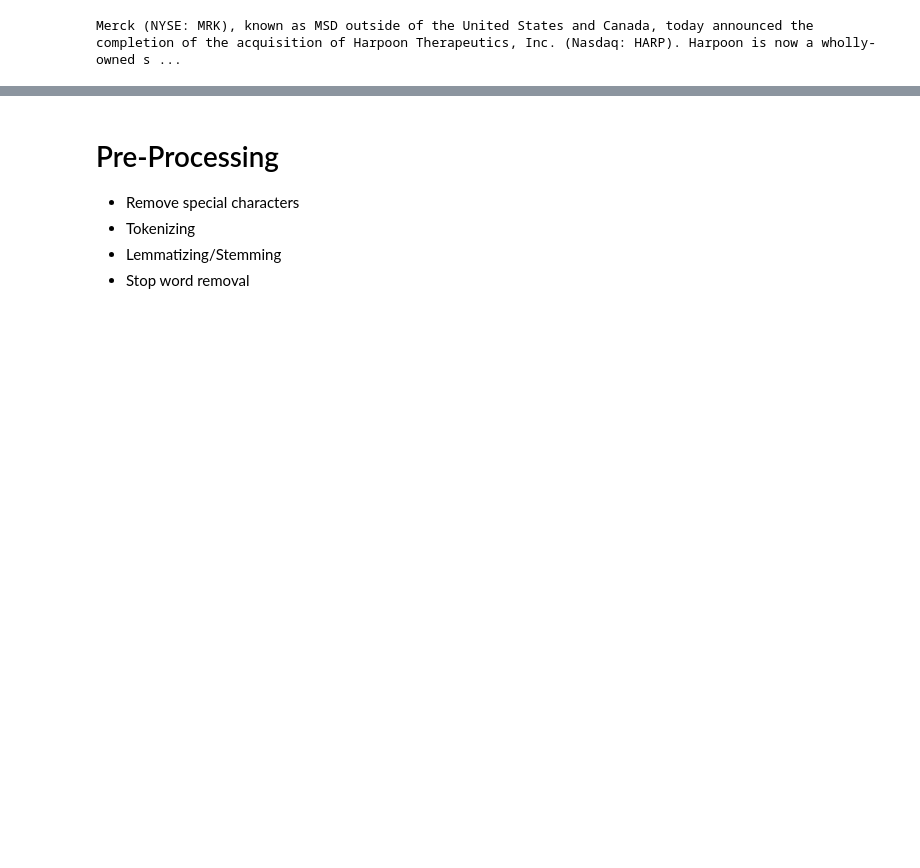
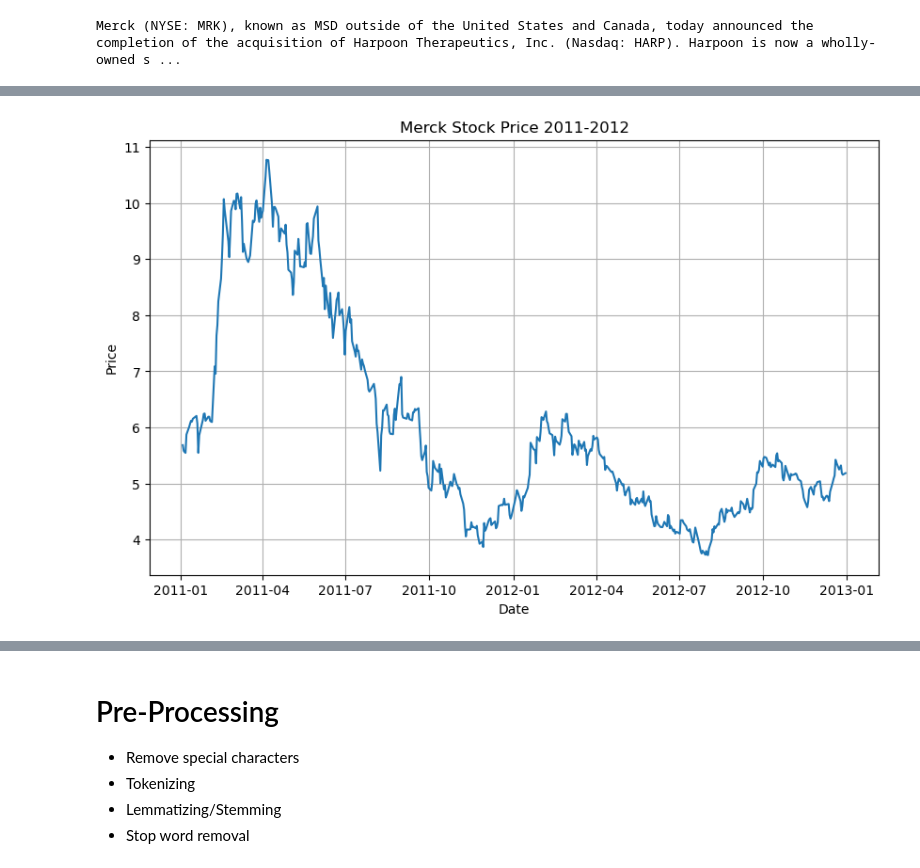
Before and after one commit to ckashby/finnlp, a Jupyter notebook: 02_PreProc.ipynb, the cells around one changed output, grey strips where cells are left out. Drawn from its saved outputs; the diff is of its cells as text; code cells hidden in the pictures; blank space fills up the shorter version.

```diff
--- a/02_PreProc.ipynb
+++ b/02_PreProc.ipynb
@@ -69,0 +87,12 @@ merc_stock_df.head()
+# %%
+merc_stock_df_2011_2012 = merc_stock_df.loc['2011':'2012']
+# line chart for stock price
+plt.figure(figsize=(10, 6))
+plt.plot(merc_stock_df_2011_2012['Close'])
+plt.title('Merck Stock Price 2011-2012')
+plt.ylabel('Price')
+plt.xlabel('Date')
+plt.grid(True)
+plt.savefig('./images/merc_stock_price_2011_2012.png')
+# %% [output]
+[figure, added]
```
Also changed, not shown: parts of 6 cells of this notebook, 6 other files.
